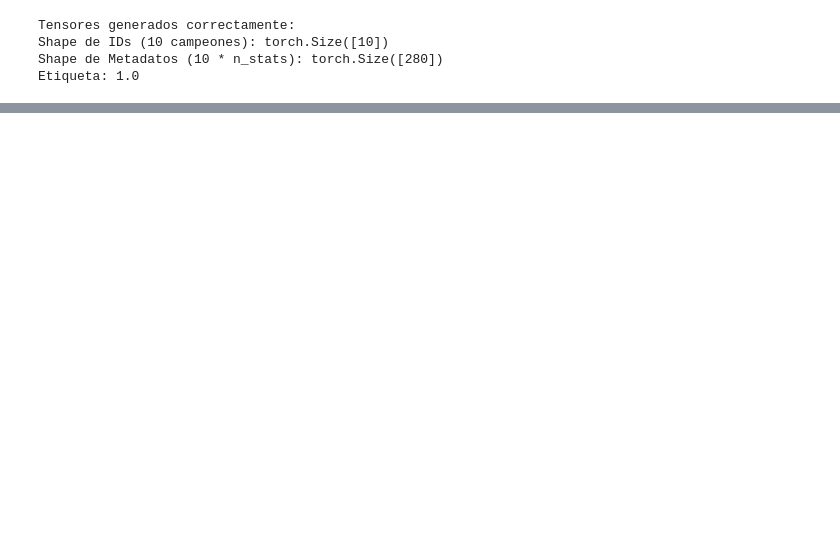
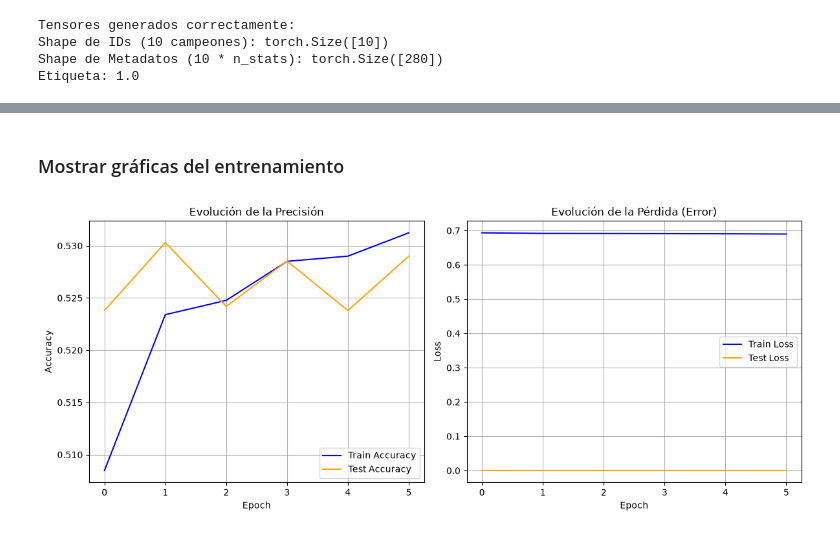
Before and after one commit to javierveny/LoL-Draft-Dodge-Predictor, a Jupyter notebook: main.ipynb, the cells around one changed output, grey strips where cells are left out. Saved outputs shown, nothing was run; the diff lists cells and outputs as text; code cells hidden in the pictures; blank space fills up the shorter version.

Commit message:
update: no loss of pth, add graphs

```diff
--- a/main.ipynb
+++ b/main.ipynb
@@ -273,0 +307,32 @@ torch.save(model.state_dict(), "model/draft_v1.pth")
+# %% [markdown]
+### Mostrar gráficas del entrenamiento
+# %%
+import matplotlib.pyplot as plt
+
+# Graficar los resultados
+plt.figure(figsize=(12, 5))
+
+# Gráfica de Precisión (Accuracy)
+plt.subplot(1, 2, 1)
+plt.plot(running_acc, label='Train Accuracy', color='blue')
+plt.plot(running_test_acc_cnn, label='Test Accuracy', color='orange')
+plt.title('Evolución de la Precisión')
+plt.xlabel('Epoch')
+plt.ylabel('Accuracy')
+plt.legend()
+plt.grid(True)
+
+# Gráfica de Pérdida (Loss)
+plt.subplot(1, 2, 2)
+plt.plot(running_loss, label='Train Loss', color='blue')
+plt.plot(running_test_loss, label='Test Loss', color='orange')
+plt.title('Evolución de la Pérdida (Error)')
+plt.xlabel('Epoch')
+plt.ylabel('Loss')
+plt.legend()
+plt.grid(True)
+
+plt.tight_layout()
+plt.show()
+# %% [output]
+[figure, added]
```
Also changed, not shown: parts of 5 cells of this notebook, 5 other files.
